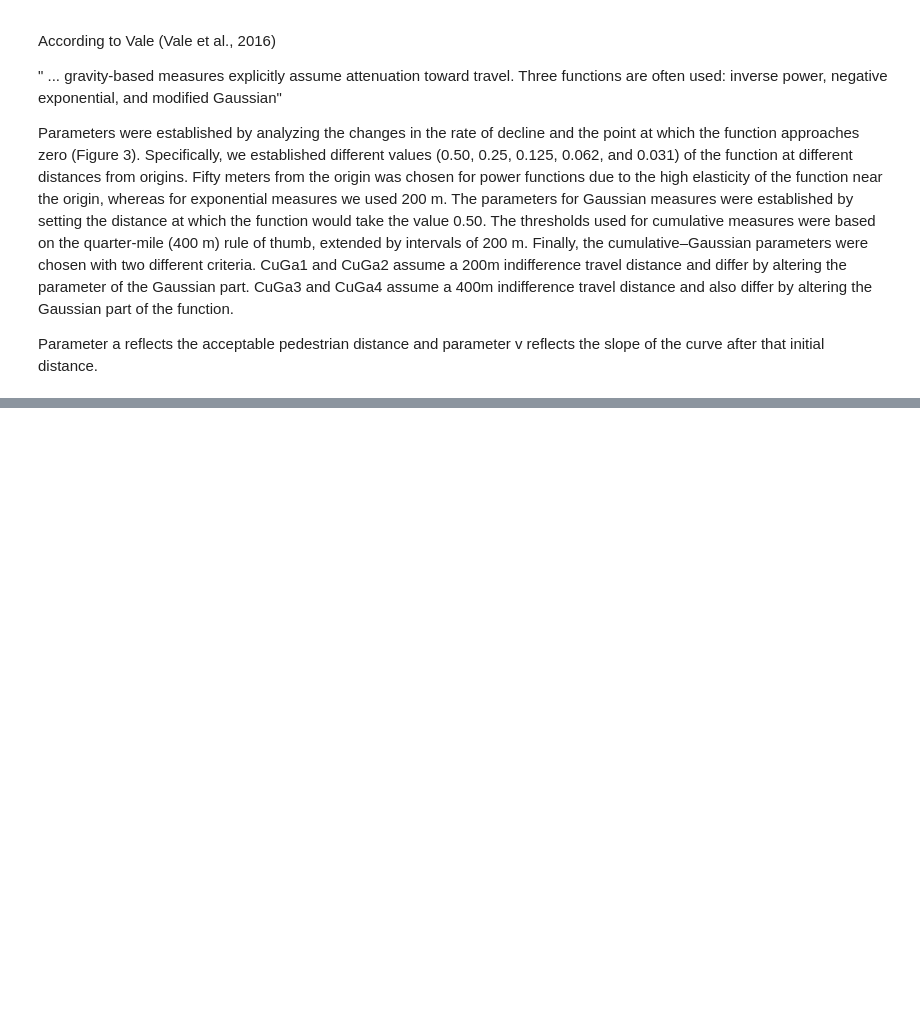
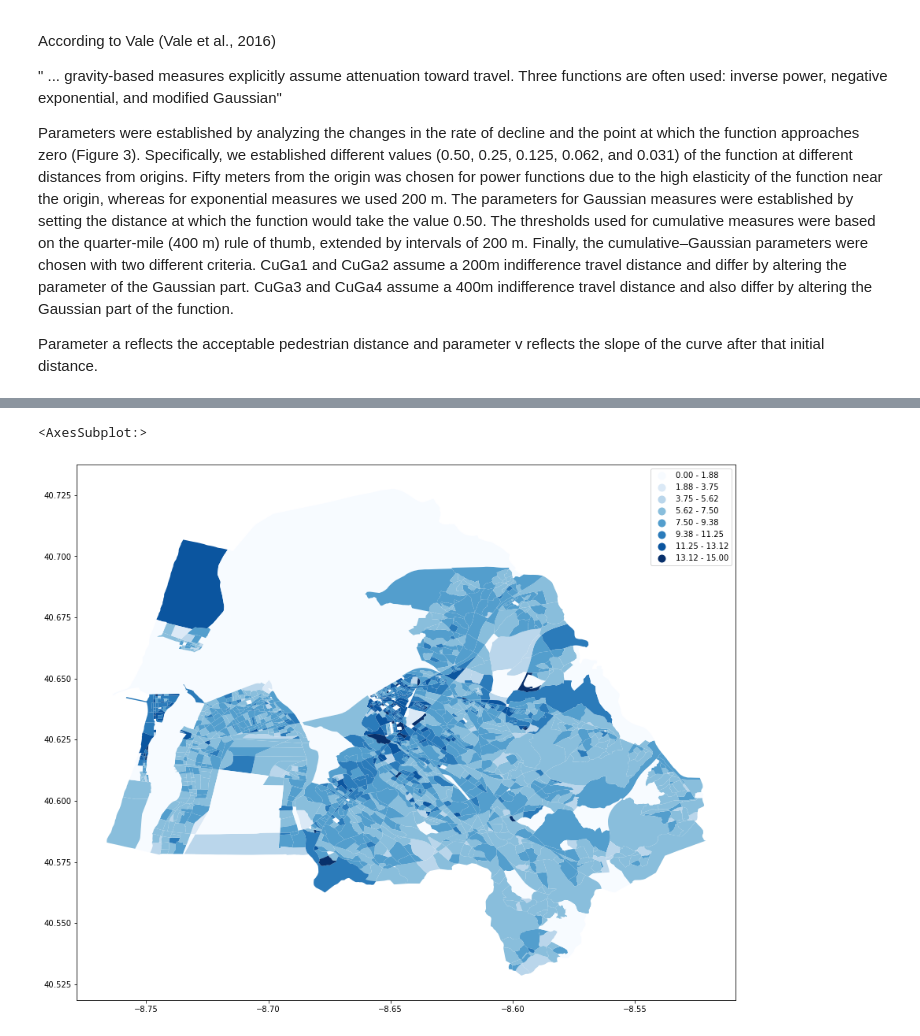
Before and after one commit to fillipefeitosa/gettin, a Jupyter notebook: pandana/Impedance/Impedance Experiments.ipynb, the cells around one changed output, grey strips where cells are left out. Cells and saved outputs as stored; diff of their text form; code cells hidden in the pictures; blank space fills up the shorter version.

```diff
--- a/pandana/Impedance/Impedance Experiments.ipynb
+++ b/pandana/Impedance/Impedance Experiments.ipynb
@@ -187,0 +327,5 @@ np.log(np.e)
+# %%
+aveiro_ilhavo_polygon.plot(column='IQ', cmap='Blues', figsize=(15,15), k=8, scheme='equal_interval', legend=True)
+# %% [output]
+<AxesSubplot:>
+[figure, added]
```
Also changed, not shown: parts of 40 cells of this notebook, 1 other file.
